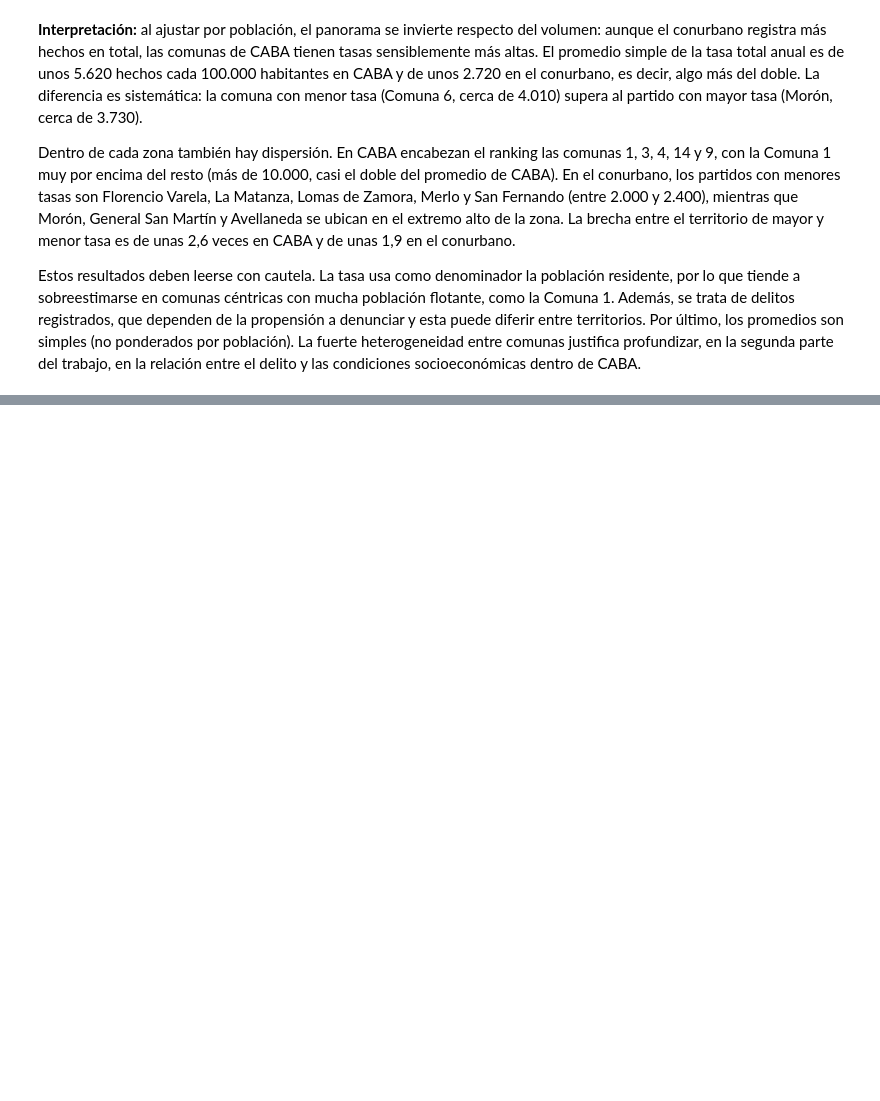
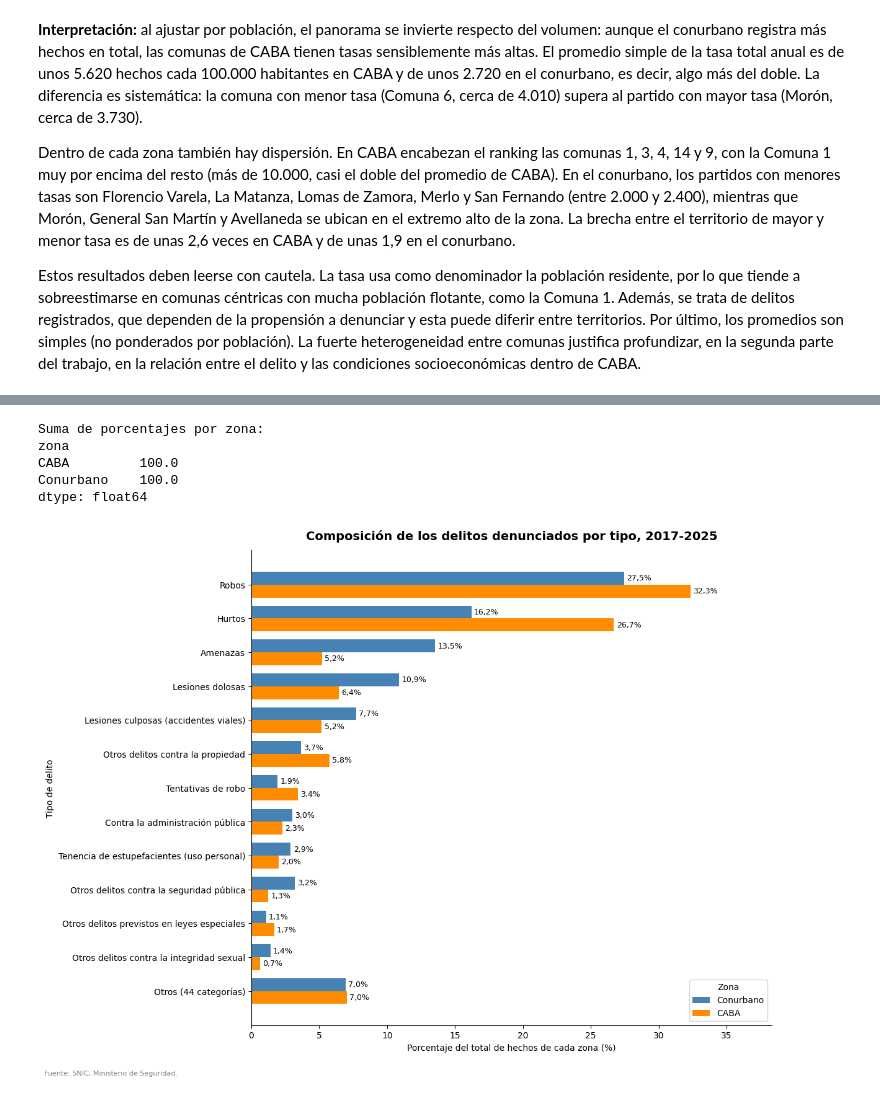
Before and after one commit to bauhaushm/TP-Delito_en_AMBA, a Jupyter notebook: TP_Delito.ipynb, the cells around one changed output, grey strips where cells are left out. Saved outputs shown, nothing was run; the diff lists cells and outputs as text; code cells hidden in the pictures; blank space fills up the shorter version.

```diff
--- a/TP_Delito.ipynb
+++ b/TP_Delito.ipynb
@@ -494,0 +668,55 @@ Estos resultados deben leerse con cautela. La tasa usa como denominador la pobla
+# %%
+# 1) Nombres cortos para los tipos de delito más largos (así entran en el gráfico)
+nombres_cortos = {
+    "Robos (excluye los agravados por el resultado de lesiones y/o muertes)": "Robos",
+    "Lesiones culposas en Accidentes Viales": "Lesiones culposas (accidentes viales)",
+    "Tentativas de robo (excluye las agravadas por el res. de lesiones y/o muerte)": "Tentativas de robo",
+    "Delitos contra la administración pública": "Contra la administración pública",
+    "Tenencia simple atenuada para uso personal de estupefacientes": "Tenencia de estupefacientes (uso personal)",
+}
+# Si el tipo está en el diccionario se usa el nombre corto; si no, se deja el nombre original
+df_amba["tipo"] = df_amba["codigo_delito_snic_nombre"].map(nombres_cortos).fillna(df_amba["codigo_delito_snic_nombre"])
+
+# 2) Hechos por tipo de delito y zona (una fila por tipo, una columna por zona)
+hechos = df_amba.groupby(["zona", "tipo"])["cantidad_hechos"].sum().unstack(0).fillna(0)
+
+# 3) Porcentaje de cada tipo sobre el total de hechos de su zona
+pct = hechos / hechos.sum() * 100
+
+# 4) Nos quedamos con los 12 tipos más frecuentes y juntamos el resto en una sola fila
+top = pct.sum(axis=1).sort_values(ascending=False).head(12).index
+tabla_tipos = pct.loc[top]
+nombre_otros = f"Otros ({len(pct) - 12} categorías)"          # cuántas categorías se agrupan
+tabla_tipos.loc[nombre_otros] = 100 - tabla_tipos.sum()
+tabla_tipos = tabla_tipos.iloc[::-1]          # se invierte el orden para que el más frecuente quede arriba
+# Control: los porcentajes de cada zona tienen que sumar 100
+print("Suma de porcentajes por zona:")
+print(tabla_tipos.sum().round(1))
+
+# 5) Gráfico de barras agrupadas: una barra por zona para cada tipo de delito
+y = np.arange(len(tabla_tipos))               # posición de cada tipo en el eje vertical
+alto = 0.38                                   # alto de cada barra
+fig, ax = plt.subplots(figsize=(12, 9))
+b1 = ax.barh(y + alto/2, tabla_tipos["Conurbano"], alto, label="Conurbano", color="steelblue")
+b2 = ax.barh(y - alto/2, tabla_tipos["CABA"], alto, label="CABA", color="darkorange")
+for barras, zona in [(b1, "Conurbano"), (b2, "CABA")]:
+    ax.bar_label(barras, labels=[f"{v:.1f}%".replace(".", ",") for v in tabla_tipos[zona]], padding=3, fontsize=9)
+ax.set_yticks(y); ax.set_yticklabels(tabla_tipos.index)
+ax.set_title("Composición de los delitos denunciados por tipo, 2017-2025", fontsize=14, fontweight="bold", pad=12)
+ax.set_xlabel("Porcentaje del total de hechos de cada zona (%)")
+ax.set_ylabel("Tipo de delito")
+ax.set_xlim(0, tabla_tipos.max().max() + 6)  # deja lugar a la derecha para las etiquetas
+ax.grid(axis="y", visible=False)             # grilla solo vertical (sobre los valores)
+ax.spines[["top", "right"]].set_visible(False)
+ax.legend(title="Zona", loc="lower right")
+fig.text(0.01, 0.005, "Fuente: SNIC, Ministerio de Seguridad.", fontsize=8, color="gray")
+plt.tight_layout(rect=[0, 0.03, 1, 1])
+plt.savefig("tipos_delito.png", dpi=110)
+plt.show()
+# %% [output]
+Suma de porcentajes por zona:
+zona
+CABA         100.0
+Conurbano    100.0
+dtype: float64
+[figure, added]
```
Also changed, not shown: parts of 18 cells of this notebook.
